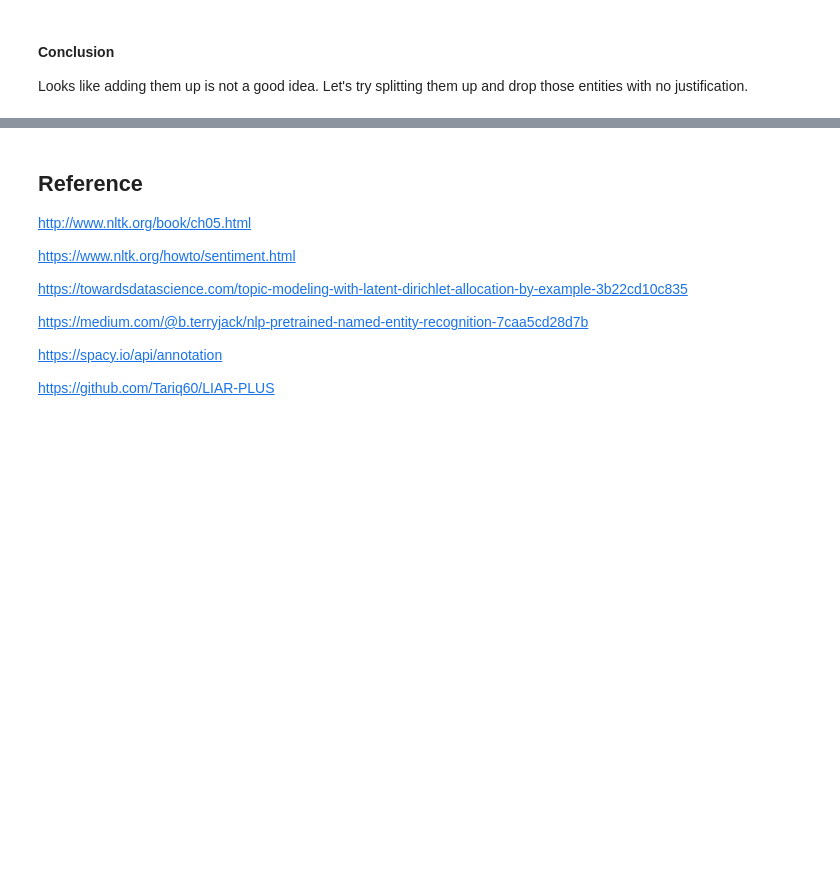
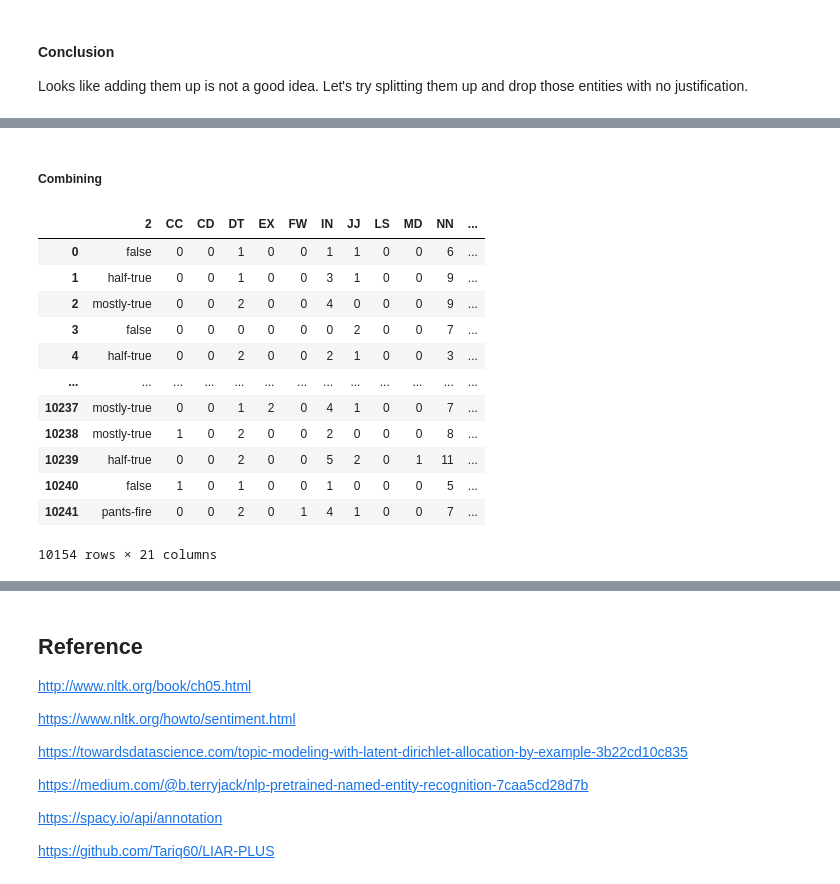
Before and after one commit to Wayne122/CMPE257, a Jupyter notebook: Alternus_Vera.ipynb, the cells around one changed output, grey strips where cells are left out. Saved outputs shown, nothing was run; the diff lists cells and outputs as text; code cells hidden in the pictures; blank space fills up the shorter version.

```diff
--- a/Alternus_Vera.ipynb
+++ b/Alternus_Vera.ipynb
@@ -3722,0 +3743,9 @@ Looks like adding them up is not a good idea. Let's try splitting them up and dr
+# %%
+with ZipFile('liar_plus_dataset.zip', 'r') as myzip:
+    train_data = myzip.open('train2.tsv')
+    test_data = myzip.open('test2.tsv')
+    valid_data = myzip.open('val2.tsv')
+
+train_p_df = pd.read_csv(train_data, sep='\t', header=None).drop([0], axis=1).dropna(how='all').dropna(subset=[15])
+test_p_df = pd.read_csv(test_data, sep='\t', header=None).drop([0], axis=1).dropna(how='all').dropna(subset=[15])
+valid_p_df = pd.read_csv(valid_data, sep='\t', header=None).drop([0], axis=1).dropna(how='all').dropna(subset=[15])
@@ -3722,0 +3765,6 @@ Looks like adding them up is not a good idea. Let's try splitting them up and dr
+# %%
+train_postags = []
+for i, c in enumerate(train_p_df[3]):
+    train_postags.append(nltk.pos_tag(nltk.word_tokenize(c)))
+    if i < 5:
+        print(train_postags[-1])
@@ -3722,0 +3906,5 @@ Looks like adding them up is not a good idea. Let's try splitting them up and dr
+# %% [markdown]
+##### Combining
+# %%
+#train_df_prepro = pd.get_dummies(train_df[1], columns=1)
+train_df_prepro = train_p_df.loc[:, [2]]
@@ -3722,0 +3958,37 @@ Looks like adding them up is not a good idea. Let's try splitting them up and dr
+# %%
+train_df_prepro['CC'] = ccl
+train_df_prepro['CD'] = cdl
+train_df_prepro['DT'] = dtl
+train_df_prepro['EX'] = exl
+train_df_prepro['FW'] = fwl
+train_df_prepro['IN'] = inl
+train_df_prepro['JJ'] = jjl
+train_df_prepro['LS'] = lsl
+train_df_prepro['MD'] = mdl
+train_df_prepro['NN'] = nnl
+train_df_prepro['PDT'] = pdtl
+train_df_prepro['POS'] = posl
+train_df_prepro['PRP'] = prpl
+train_df_prepro['RB'] = rbl
+train_df_prepro['RP'] = rpl
+train_df_prepro['SYM'] = syml
+train_df_prepro['TO'] = tol
+train_df_prepro['UH'] = uhl
+train_df_prepro['VB'] = vbl
+train_df_prepro['WH'] = whl
+
+train_df_prepro
+# %% [output]
+|  | 2 | CC | CD | DT | EX | FW | IN | JJ | LS | MD | NN | ... |
+| 0 | false | 0 | 0 | 1 | 0 | 0 | 1 | 1 | 0 | 0 | 6 | ... |
+| 1 | half-true | 0 | 0 | 1 | 0 | 0 | 3 | 1 | 0 | 0 | 9 | ... |
+| 2 | mostly-true | 0 | 0 | 2 | 0 | 0 | 4 | 0 | 0 | 0 | 9 | ... |
+| 3 | false | 0 | 0 | 0 | 0 | 0 | 0 | 2 | 0 | 0 | 7 | ... |
+| 4 | half-true | 0 | 0 | 2 | 0 | 0 | 2 | 1 | 0 | 0 | 3 | ... |
+| ... | ... | ... | ... | ... | ... | ... | ... | ... | ... | ... | ... | ... |
+| 10237 | mostly-true | 0 | 0 | 1 | 2 | 0 | 4 | 1 | 0 | 0 | 7 | ... |
+| 10238 | mostly-true | 1 | 0 | 2 | 0 | 0 | 2 | 0 | 0 | 0 | 8 | ... |
+| 10239 | half-true | 0 | 0 | 2 | 0 | 0 | 5 | 2 | 0 | 1 | 11 | ... |
+| 10240 | false | 1 | 0 | 1 | 0 | 0 | 1 | 0 | 0 | 0 | 5 | ... |
+| 10241 | pants-fire | 0 | 0 | 2 | 0 | 1 | 4 | 1 | 0 | 0 | 7 | ... |
+10154 rows × 21 columns
```
Also changed, not shown: parts of 50 cells of this notebook.
